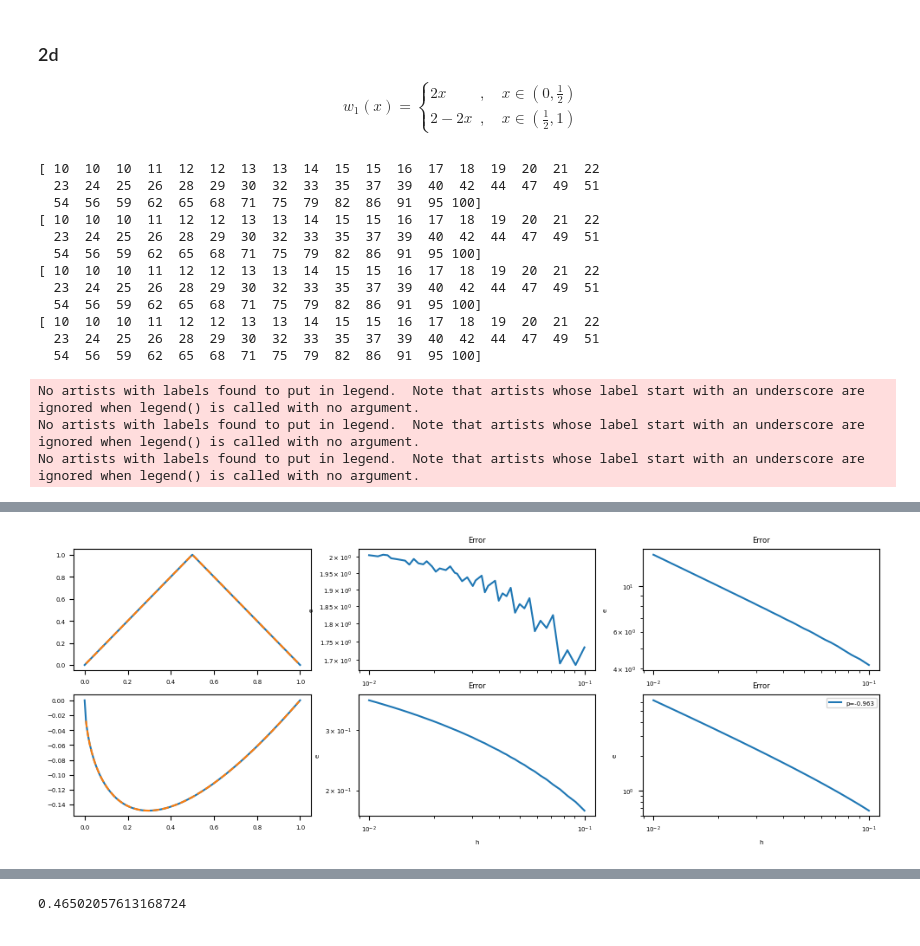
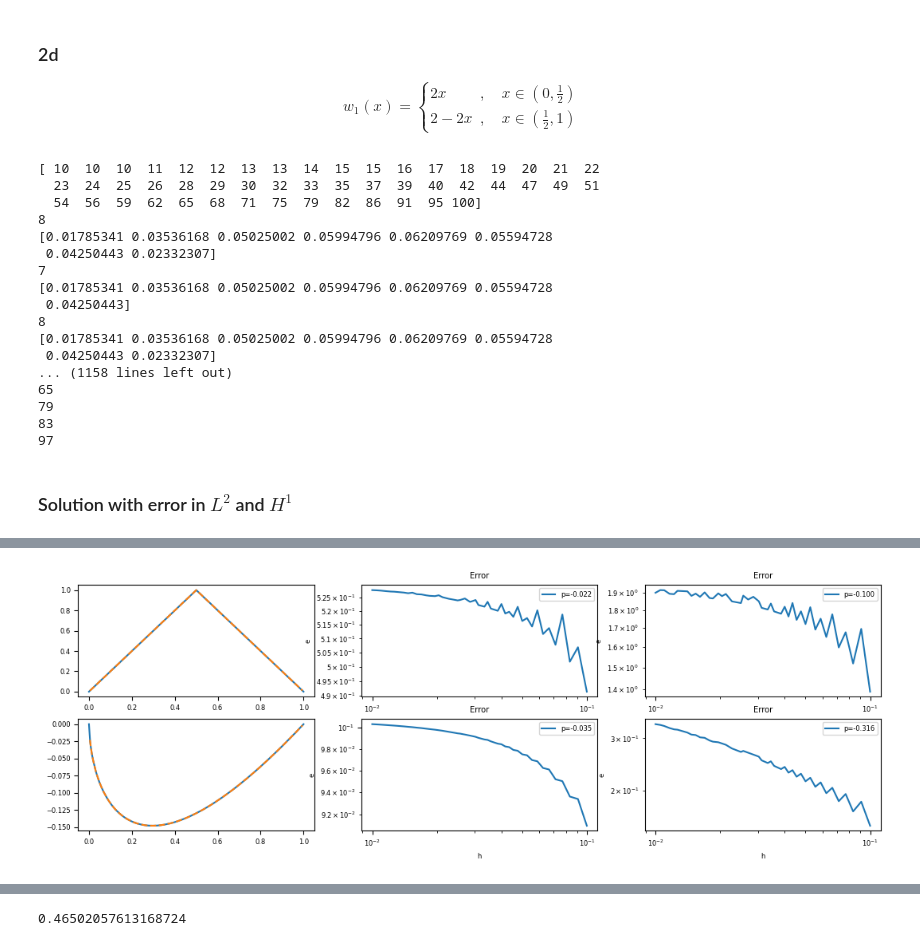
Before and after one commit to martinsw01/numdiff_p2, a Jupyter notebook: example.ipynb, the cells around one changed output, grey strips where cells are left out. Cells and saved outputs as stored; diff of their text form; code cells hidden in the pictures.

Commit message:
har plot på 2e, men er helt feil

```diff
--- a/example.ipynb
+++ b/example.ipynb
@@ -32,7 +32,7 @@ def sobolev_norm(f, dx):
     return h1_norm_f
 
 
-def loglog_error(f, u = None, norm='inf'):
+def loglog_error(f, u, norm='inf'):
     '''
     for calculating the error of FEM. returns array of errors e for different h found in the returned array H.
     - f: r.h.s function for the given solution u
@@ -53,9 +53,24 @@ def loglog_error(f, u = None, norm='inf'):
         if norm == 'inf':
             e[i] = np.max(np.abs(u(X[1:-1]) - u_num))
         elif norm == 'L2':
-            e[i] = np.sqrt(simpsons_rule((u(X[1:-1]) - u_num)**2, h)) # np.sum((u(X[1:-1]) - u_num)**2))
+            print(len(u_num))
+            print(u_num)
+            if len(u_num) % 2 == 0:
+                u_num = np.delete(u_num, -1)
+                print(len(u_num))
+                print(u_num)
+                e[i] = np.sqrt(simpsons_rule((u(X[1:-2]) - u_num)**2, h))
+            else:
+                e[i] = np.sqrt(simpsons_rule((u(X[1:-1]) - u_num)**2, h))
+            #e[i] = np.sqrt(np.sum((u(X[1:-1]) - u_num)**2))
         elif norm == 'H1':
-            e[i] = sobolev_norm(u(X[1:-1]) - u_num, h)
+            if len(u_num) % 2 == 0:
+                u_num = np.delete(u_num, -1)
+                e[i] = sobolev_norm(u(X[1:-2]) - u_num, h)
+                print(len(u_num))
+            else:
+                e[i] = sobolev_norm(u(X[1:-1]) - u_num, h)
+
     return e, H
 
 
@@ -67,7 +82,7 @@ def loglogplot_error(h, e, ax=None):
     - ax: potential given plt object'''
 
     if ax is None:
-        _, ax = plt.subplots()
+        fig, ax = plt.subplots()
 
     p = np.polyfit(np.log(h), np.log(e), 1)[0]
 
@@ -76,8 +91,7 @@ def loglogplot_error(h, e, ax=None):
     ax.set_xlabel("h")
     ax.set_ylabel("e")
     #ax.invert_xaxis()
-    plt.legend()
-    return plt
+    ax.legend()
 
 
 def loglog_mainplot(solution_data, error_data, just_inf_norm=False):
@@ -110,3 +124,9 @@ def loglog_mainplot(solution_data, error_data, just_inf_norm=False):
         loglogplot_error(error_data[1,0], error_data[1,1], ax[2])
         loglogplot_error(error_data[2,0], error_data[2,1], ax[4])
         loglogplot_error(error_data[3,0], error_data[3,1], ax[5])
+
+a = np.array([1,2,3,4,5,6])
+print(len(a)%2==0)
+b = np.delete(a, 0)
+print(b)
+print(5%2)
@@ -262,30 +286,37 @@ F_w2 = load_vector(w2, X, M, elemental_load_vector_non_smooth_solution(alpha, b,
 U_w2 = np.linalg.solve(A, F_w2)
 
 # claculating error
-e_w1_L2, H_w1_L2 = loglog_error(w1, f_w1, norm='L2')
-e_w1_H1, H_w1_H1 = loglog_error(w1, f_w1, norm='H1')
+e_w1_L2, H_w1_L2 = loglog_error(w1, w1, norm='L2')
+e_w1_H1, H_w1_H1 = loglog_error(w1, w1, norm='H1')
 
-e_w2_L2, H_w2_L2 = loglog_error(w2, f_w2, norm='L2')
-e_w2_H1, H_w2_H1 = loglog_error(w2, f_w2, norm='H1')
+e_w2_L2, H_w2_L2 = loglog_error(w2, w2, norm='L2')
+e_w2_H1, H_w2_H1 = loglog_error(w2, w2, norm='H1')
 # %% [output]
 [ 10  10  10  11  12  12  13  13  14  15  15  16  17  18  19  20  21  22
   23  24  25  26  28  29  30  32  33  35  37  39  40  42  44  47  49  51
   54  56  59  62  65  68  71  75  79  82  86  91  95 100]
-[ 10  10  10  11  12  12  13  13  14  15  15  16  17  18  19  20  21  22
-  23  24  25  26  28  29  30  32  33  35  37  39  40  42  44  47  49  51
-  54  56  59  62  65  68  71  75  79  82  86  91  95 100]
-[ 10  10  10  11  12  12  13  13  14  15  15  16  17  18  19  20  21  22
-  23  24  25  26  28  29  30  32  33  35  37  39  40  42  44  47  49  51
-  54  56  59  62  65  68  71  75  79  82  86  91  95 100]
-[ 10  10  10  11  12  12  13  13  14  15  15  16  17  18  19  20  21  22
-  23  24  25  26  28  29  30  32  33  35  37  39  40  42  44  47  49  51
-  54  56  59  62  65  68  71  75  79  82  86  91  95 100]
+8
+[0.01785341 0.03536168 0.05025002 0.05994796 0.06209769 0.05594728
+ 0.04250443 0.02332307]
+7
+[0.01785341 0.03536168 0.05025002 0.05994796 0.06209769 0.05594728
+ 0.04250443]
+8
+[0.01785341 0.03536168 0.05025002 0.05994796 0.06209769 0.05594728
+ 0.04250443 0.02332307]
+... (1158 lines left out)
+65
+79
+83
+97
+# %% [markdown]
+### Solution with error in $L^2$ and $H^1$
 # %%
 
-matplotlib.rcParams.update({'font.size': 5})
+matplotlib.rcParams.update({'font.size': 6})
 '''PLOTTING'''
 fig, ((ax1, ax2, ax3), (ax4, ax5, ax6)) = plt.subplots(2, 3)
-fig.set_figwidth(12)
+fig.set_figwidth(13)
 fig.set_figheight(4)
 # plotting w1
 ax1.plot(X, w1(X), label='analytical')
@@ -300,6 +331,3 @@ ax4.plot(X[1:-1], U_w2, label='numerical', linestyle='dashed')
 loglogplot_error(H_w2_L2, e_w2_L2, ax5)
 loglogplot_error(H_w2_H1, e_w2_H1, ax6)
 # %% [output]
-No artists with labels found to put in legend.  Note that artists whose label start with an underscore are ignored when legend() is called with no argument.
-No artists with labels found to put in legend.  Note that artists whose label start with an underscore are ignored when legend() is called with no argument.
-No artists with labels found to put in legend.  Note that artists whose label start with an underscore are ignored when legend() is called with no argument.
@@ -307,4 +334,4 @@ No artists with labels found to put in legend.  Note that artists whose label st
-[figure, old version]
+[figure, new version]
 # %%
 np.max(U)
 # %% [output]
```
Also changed, not shown: parts of 9 cells of this notebook.
